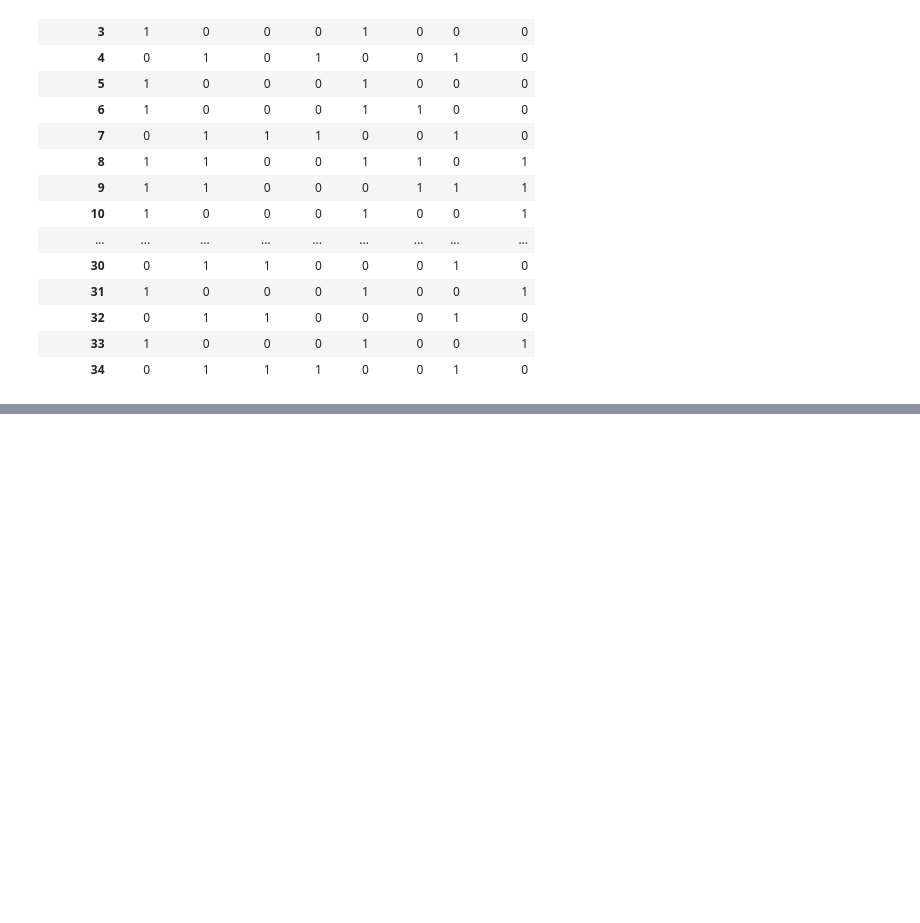
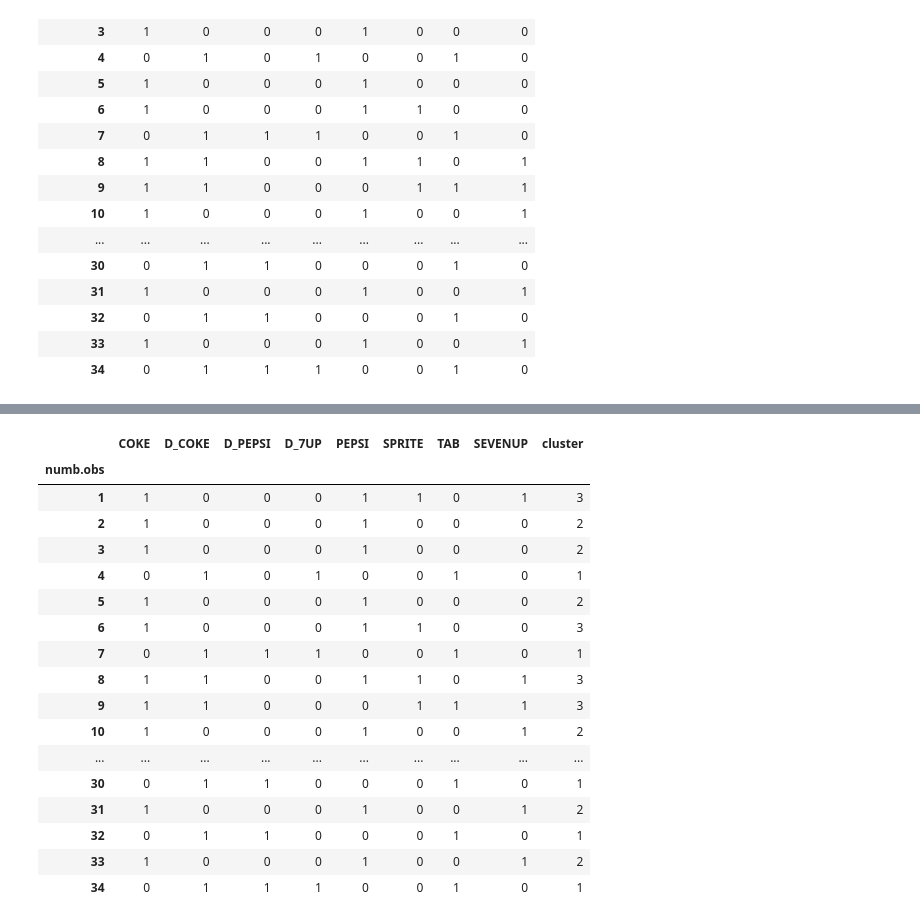
Before and after one commit to egorserdyuk/ASU-Datascience, a Jupyter notebook: Hierarchical Cluster Analysis/lab51.ipynb, the cells around one changed output, grey strips where cells are left out. Saved outputs shown, nothing was run; the diff lists cells and outputs as text; code cells hidden in the pictures; blank space fills up the shorter version.

```diff
--- a/Hierarchical Cluster Analysis/lab51.ipynb
+++ b/Hierarchical Cluster Analysis/lab51.ipynb
@@ -23,0 +32,22 @@ df = pd.read_csv("beverage_r.csv", sep=";", index_col="numb.obs")
+# %%
+df['cluster'] = fcluster(link, 3, criterion='distance')
+df
+# %% [output]
+|  | COKE | D_COKE | D_PEPSI | D_7UP | PEPSI | SPRITE | TAB | SEVENUP | cluster |
+| numb.obs |  |  |  |  |  |  |  |  |  |
+| 1 | 1 | 0 | 0 | 0 | 1 | 1 | 0 | 1 | 3 |
+| 2 | 1 | 0 | 0 | 0 | 1 | 0 | 0 | 0 | 2 |
+| 3 | 1 | 0 | 0 | 0 | 1 | 0 | 0 | 0 | 2 |
+| 4 | 0 | 1 | 0 | 1 | 0 | 0 | 1 | 0 | 1 |
+| 5 | 1 | 0 | 0 | 0 | 1 | 0 | 0 | 0 | 2 |
+| 6 | 1 | 0 | 0 | 0 | 1 | 1 | 0 | 0 | 3 |
+| 7 | 0 | 1 | 1 | 1 | 0 | 0 | 1 | 0 | 1 |
+| 8 | 1 | 1 | 0 | 0 | 1 | 1 | 0 | 1 | 3 |
+| 9 | 1 | 1 | 0 | 0 | 0 | 1 | 1 | 1 | 3 |
+| 10 | 1 | 0 | 0 | 0 | 1 | 0 | 0 | 1 | 2 |
+| ... | ... | ... | ... | ... | ... | ... | ... | ... | ... |
+| 30 | 0 | 1 | 1 | 0 | 0 | 0 | 1 | 0 | 1 |
+| 31 | 1 | 0 | 0 | 0 | 1 | 0 | 0 | 1 | 2 |
+| 32 | 0 | 1 | 1 | 0 | 0 | 0 | 1 | 0 | 1 |
+| 33 | 1 | 0 | 0 | 0 | 1 | 0 | 0 | 1 | 2 |
+| 34 | 0 | 1 | 1 | 1 | 0 | 0 | 1 | 0 | 1 |
```
Also changed, not shown: parts of 3 cells of this notebook.
